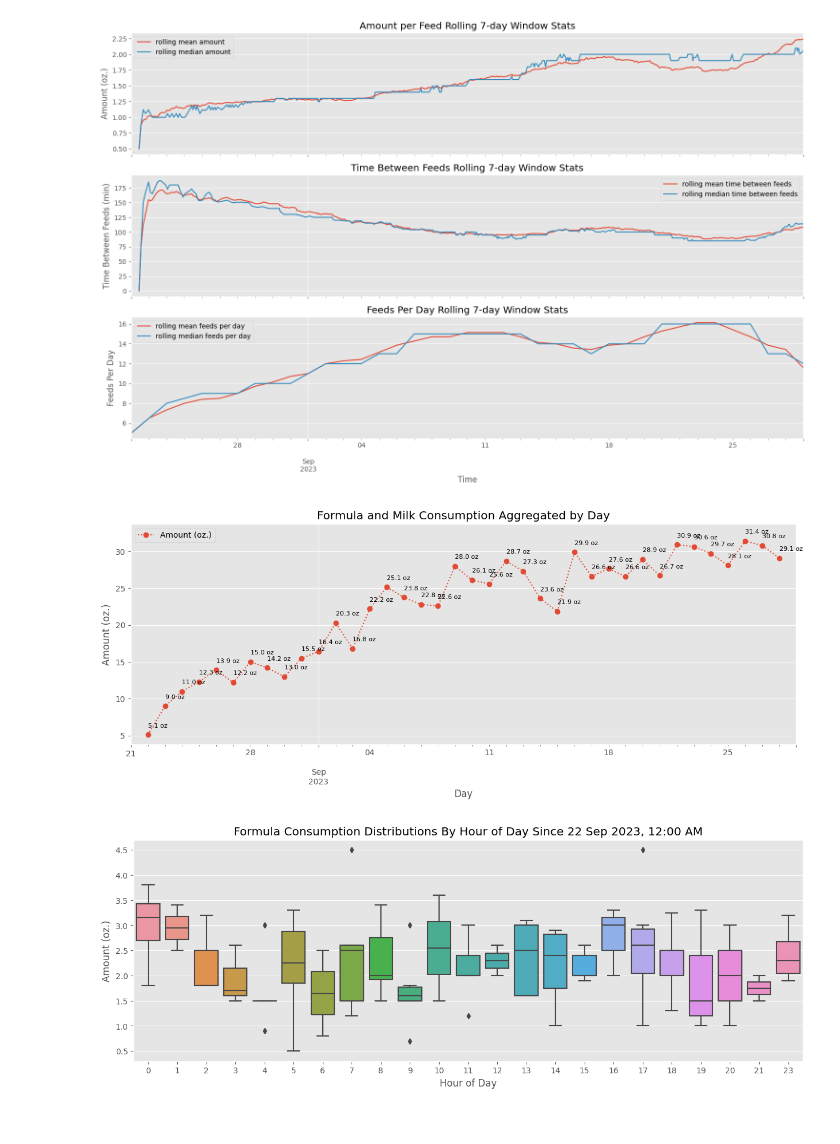
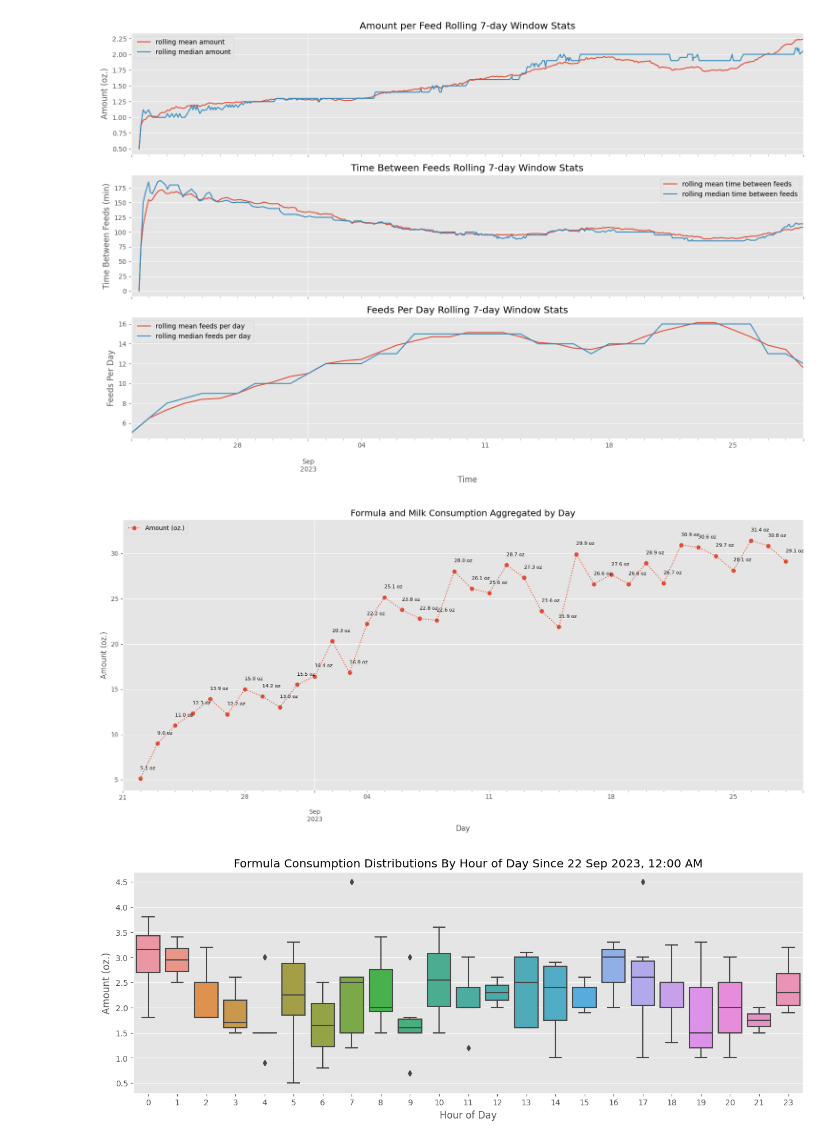
Before and after one commit to jgalloway42/andrews_baby_tracker, a Jupyter notebook: notebooks/andrews_data.ipynb, the cells around one changed output. Cells and saved outputs as stored; diff of their text form; code cells hidden in the pictures.

Commit message:
change plot size

```diff
--- a/notebooks/andrews_data.ipynb
+++ b/notebooks/andrews_data.ipynb
@@ -220,22 +220,22 @@ _=plt.savefig(os.path.join(figure_path,'feeding_rolling.png'))
 # %%
 today = datetime.combine(datetime.now().date(), datetime.min.time())
 tdf = feeding_df.resample('D').sum()['Amount (oz.)']
 tdf = pd.DataFrame(tdf.loc[tdf.index<today]) # drop incomplete day
 tdf['x'] = range(1,len(tdf.index)+1)
-ax = tdf[['Amount (oz.)']].plot(marker='o',linestyle='dotted')
+ax = tdf[['Amount (oz.)']].plot(marker='o',linestyle='dotted',figsize=(20,8))
 ax.set_xlim(tdf.index[0]-timedelta(days=1),tdf.index[-1]+timedelta(days=1))
 yl = ax.get_ylim()
 offset = 1.0
 ax.set_ylim(yl[0],yl[1]+offset)
 for x, y in zip(tdf.index, tdf['Amount (oz.)'].values):
     ax.text(x, y+offset, f"{y:0.1f} oz", fontsize=8)
 ax.set_ylabel('Amount (oz.)')
 ax.set_xlabel('Day')
 ax.legend(loc='upper left')
 ax.set_title('Formula and Milk Consumption Aggregated by Day')
 _=plt.savefig(os.path.join(figure_path,'feeding_daily_totals.png'))
 # %% [output]
-[figure, old version]
+[figure, new version]
 # %%
 start_date,analysis_flt = get_recent_filter(feeding_df)
 ax=sns.boxplot(data=feeding_df.loc[analysis_flt],y='Amount (oz.)',x='hour_of_day')
```
Also changed, not shown: parts of 1 cell of this notebook, 1 other file.
